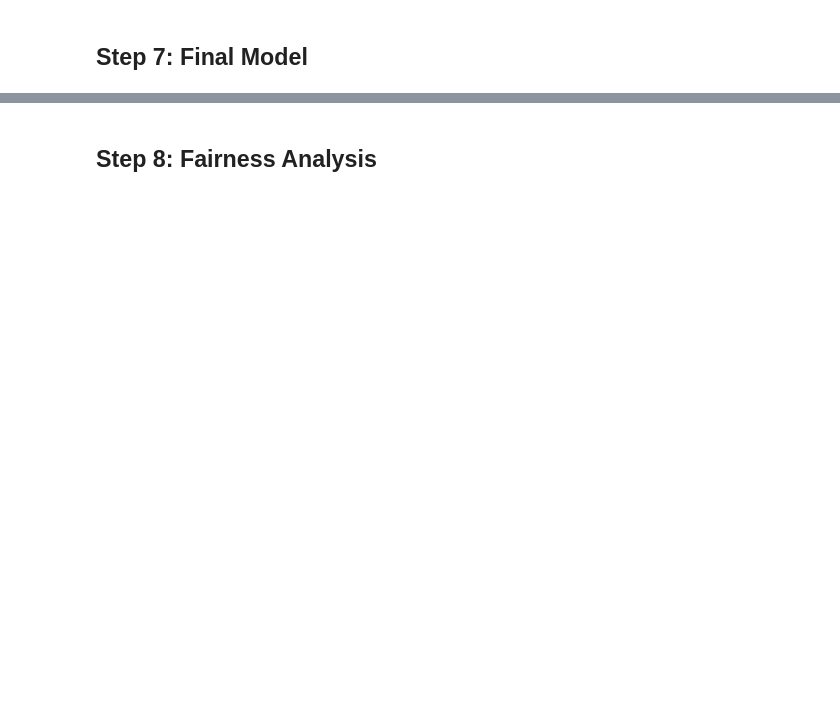
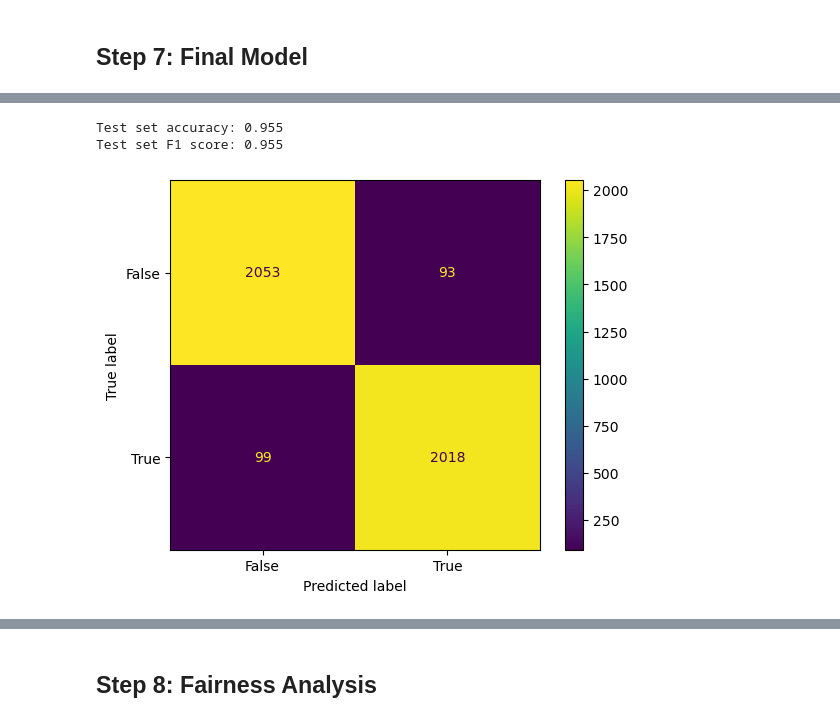
Before and after one commit to alanx1234/SummonerInsights, a Jupyter notebook: Summoner_Insights.ipynb, the cells around one changed output, grey strips where cells are left out. Cells and saved outputs as stored; diff of their text form; code cells hidden in the pictures; blank space fills up the shorter version.

```diff
--- a/Summoner_Insights.ipynb
+++ b/Summoner_Insights.ipynb
@@ -632,0 +718,13 @@ Test F1 score: 0.884
+# %%
+# compute KDA as the sum of kills and assists divided by deaths
+df['KDA'] = np.round((df['kills'] + df['assists']) / df['deaths'].replace(0, 1), 2 )
+
+X = df[['kills', 'firstbaron', 'KDA', 'cspm', 'dragons']]
+y = df['result']
+
+# one-hot encode firstbaron
+preproc = ColumnTransformer(
+    [('ohe_firstbaron', OneHotEncoder(drop="if_binary"), ['firstbaron'])], # only keep one column to represent both states
+    remainder = 'passthrough',
+    force_int_remainder_cols=False, # keep original dtypes
+)
@@ -632,0 +778,31 @@ Test F1 score: 0.884
+# %%
+# build finalized pipeline
+final_pl = make_pipeline(
+    preproc,
+    RandomForestClassifier( # from grid search
+        n_estimators = 300,
+        max_depth = 5,
+        min_samples_leaf = 3,
+        min_samples_split = 10,
+        criterion = 'gini',
+        random_state = 1
+    )
+)
+
+final_pl.fit(X_train, y_train)
+y_pred = final_pl.predict(X_test)
+
+# evaluate using specified metrics
+accuracy = accuracy_score(y_test, y_pred)
+f1 = f1_score(y_test, y_pred)
+
+# display confusion matrix for test set
+ConfusionMatrixDisplay.from_estimator(final_pl, X_test, y_test);
+plt.grid(False)
+
+print(f"Test set accuracy: {accuracy:.3f}")
+print(f"Test set F1 score: {f1:.3f}")
+# %% [output]
+Test set accuracy: 0.955
+Test set F1 score: 0.955
+[figure, added]
```
Also changed, not shown: parts of 38 cells of this notebook.
